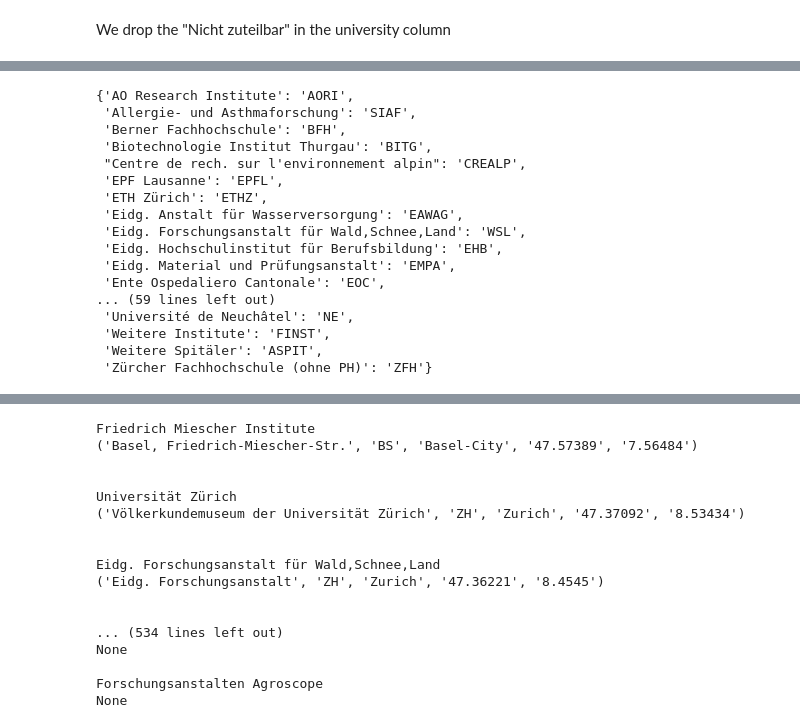
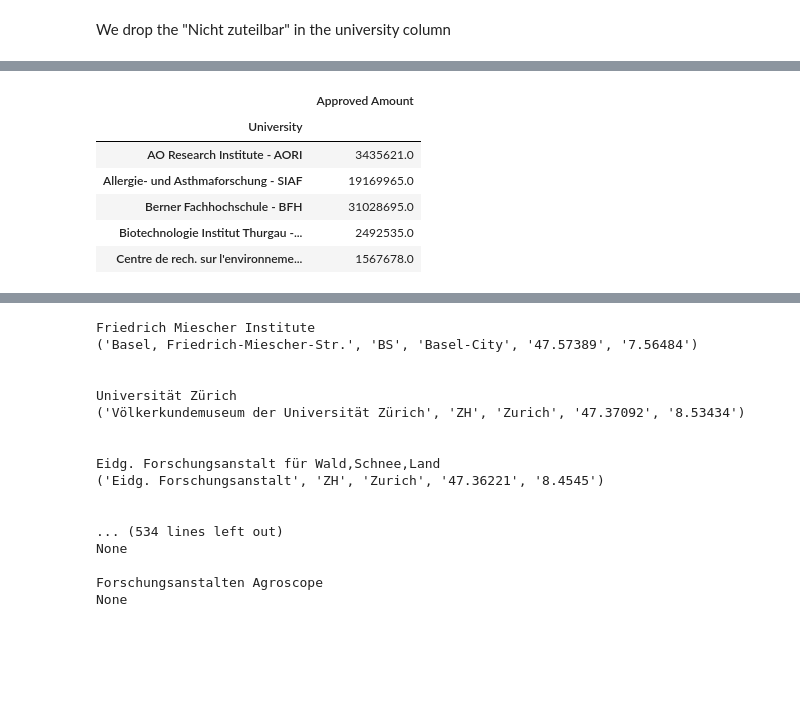
Before and after one commit to daniel-guggenheim/ada-homeworks, a Jupyter notebook: 03 - Interactive Viz/InteractiveViz.ipynb, the cells around one changed output, grey strips where cells are left out. Drawn from its saved outputs; the diff is of its cells as text; code cells hidden in the pictures; blank space fills up the shorter version.

```diff
--- a/03 - Interactive Viz/InteractiveViz.ipynb
+++ b/03 - Interactive Viz/InteractiveViz.ipynb
@@ -37,6 +46,3 @@ len(data)
 We drop the "Nicht zuteilbar" in the university column
 # %%
 data = data[data.University != 'Nicht zuteilbar - NA']
-# %%
-data['Start Date'] = pd.to_datetime(data['Start Date'])
-data['End Date'] = pd.to_datetime(data['End Date'])
@@ -74,3 +78,15 @@ NameError: name 'groupByUni' is not defined
+# %%
+data2 = data.groupby('University').sum()
+data2.drop('Project Number', axis=1, inplace=True)
+data2.head()
+# %% [output]
+|  | Approved Amount |
+| University |  |
+| AO Research Institute - AORI | 3435621.0 |
+| Allergie- und Asthmaforschung - SIAF | 19169965.0 |
+| Berner Fachhochschule - BFH | 31028695.0 |
+| Biotechnologie Institut Thurgau -... | 2492535.0 |
+| Centre de rech. sur l'environneme... | 1567678.0 |
 # %%
 universities = data['University'].unique()
 
@@ -82,25 +98,6 @@ for record in university_names:
     name = ' '.join(wds[:-2])
     if name:
         ids[name] = wds[-1]
-ids
-# %% [output]
-{'AO Research Institute': 'AORI',
- 'Allergie- und Asthmaforschung': 'SIAF',
- 'Berner Fachhochschule': 'BFH',
- 'Biotechnologie Institut Thurgau': 'BITG',
- "Centre de rech. sur l'environnement alpin": 'CREALP',
- 'EPF Lausanne': 'EPFL',
- 'ETH Zürich': 'ETHZ',
- 'Eidg. Anstalt für Wasserversorgung': 'EAWAG',
- 'Eidg. Forschungsanstalt für Wald,Schnee,Land': 'WSL',
- 'Eidg. Hochschulinstitut für Berufsbildung': 'EHB',
- 'Eidg. Material und Prüfungsanstalt': 'EMPA',
- 'Ente Ospedaliero Cantonale': 'EOC',
-... (59 lines left out)
- 'Université de Neuchâtel': 'NE',
- 'Weitere Institute': 'FINST',
- 'Weitere Spitäler': 'ASPIT',
- 'Zürcher Fachhochschule (ohne PH)': 'ZFH'}
 # %%
 cantons_id = ['ZH', 'BE','LU', 'UR', 'SZ', 'OW','NW', 'GL', 'ZG', 'FR',
                           'SO','BS', 'BL', 'SH', 'AR',
```
Also changed, not shown: parts of 16 cells of this notebook.
